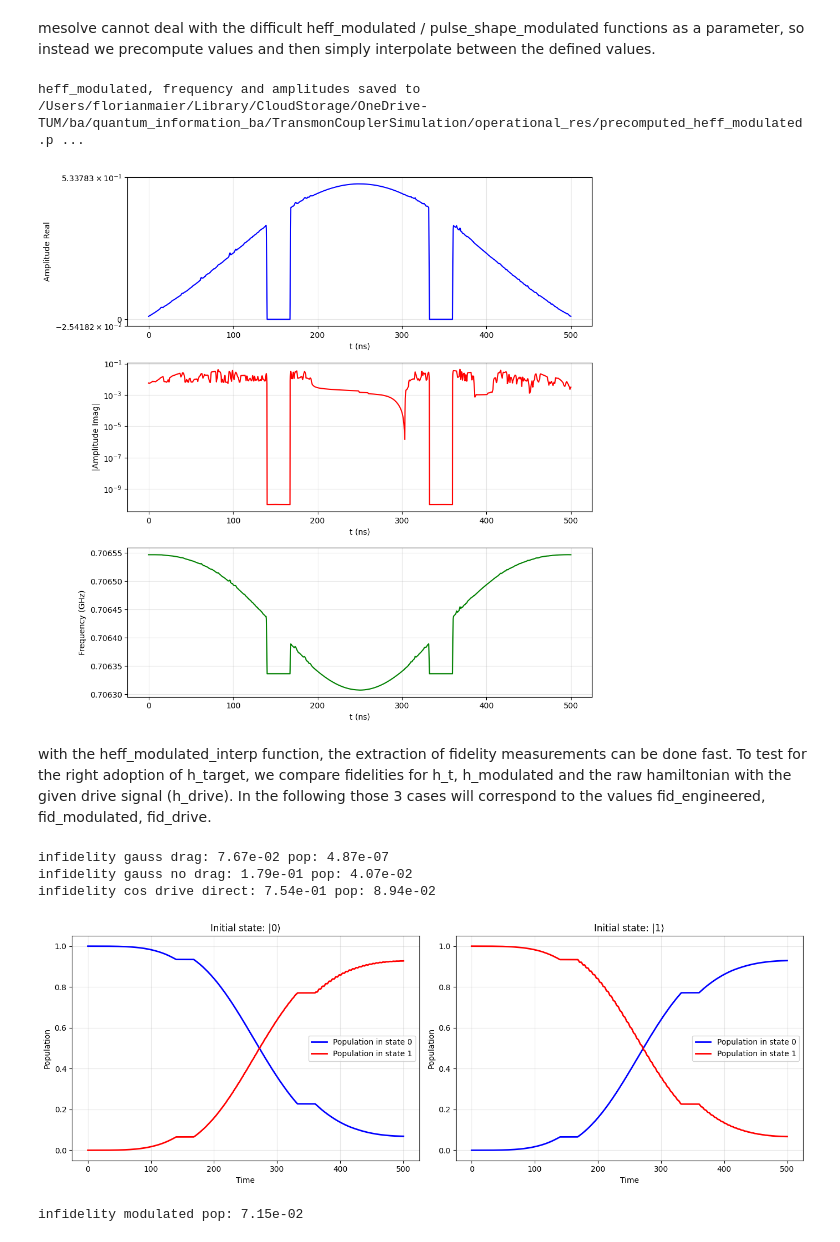
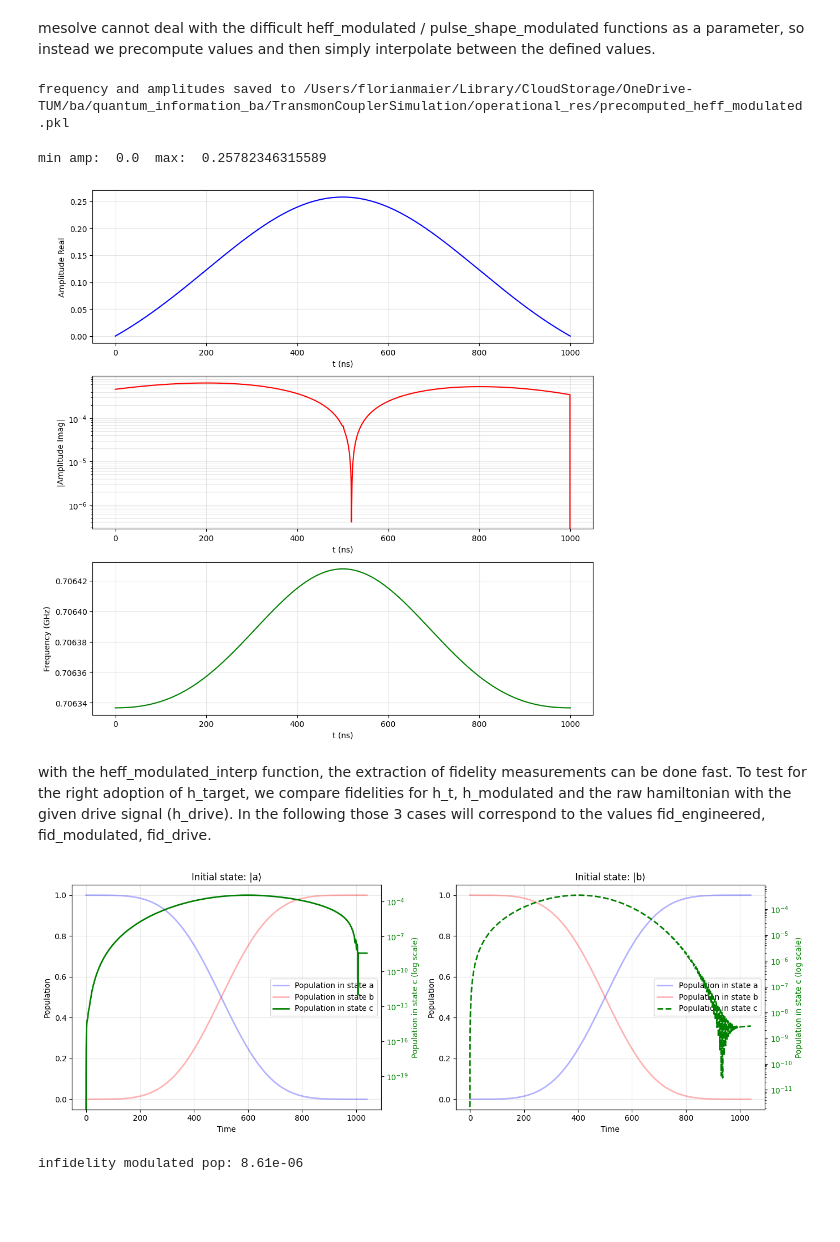
Before and after one commit to FlorianMaier04/TransmonCouplerSimulation, a Jupyter notebook: heff.ipynb, the cells around one changed output. Cells and saved outputs as stored; diff of their text form; code cells hidden in the pictures; blank space fills up the shorter version.

Commit message:
optimized the heff_mod fitting and optimization process - Good results for heff_mod

```diff
--- a/heff.ipynb
+++ b/heff.ipynb
@@ -23,7 +24,7 @@ rrr = heff_params[1][2] / heff_params[0][1] # compute the RabiRateRatio (RRR) fr
 # %%
 # with a given gate time we compute the fidelity for cos drive and drag drive
 def compute_htarget(tg, use_drag=True):
-    ht, ht_args = h_target(Delta, rrr, tg, use_drag = use_drag)
+    ht, ht_args = h_target(Delta, rrr, tg, use_drag = use_drag, sigma_r = sigma)
     return ht, ht_args
 ht, args = compute_htarget(tg)
 # %%
@@ -257,14 +244,16 @@ if heff_file.exists() and not force_computation:
     drive_amp_real_precomputed = heff_data['amplitude_real']
     drive_amp_imag_precomputed = heff_data['amplitude_imag']
 else:
+    prev_sol = None
     for t in tqdm(tlist):
-        res = find_parameter_change_fit(wd0, ht_func(t))
+        res = find_parameter_change_fit(wd0, ht_func(t), prev_solution=prev_sol)
         freq= wd0 + res['dw']
         amp_real = res['dar']
         amp_imag = res['dai']
         drive_freq_precomputed.append(freq)
         drive_amp_real_precomputed.append(amp_real)
         drive_amp_imag_precomputed.append(amp_imag)
+        prev_sol = [res['dw'], amp_real, amp_imag]
 
     drive_freq_precomputed = np.array(drive_freq_precomputed)
     drive_amp_real_precomputed = np.array(drive_amp_real_precomputed)
@@ -276,9 +265,9 @@ else:
     }
     with open(heff_file, 'wb') as f:
         pickle.dump(heff_data, f)
-    print(f"heff_modulated, frequency and amplitudes saved to {heff_file}")
+    print(f"frequency and amplitudes saved to {heff_file}")
 # %% [output]
-heff_modulated, frequency and amplitudes saved to /Users/florianmaier/Library/CloudStorage/OneDrive-TUM/ba/quantum_information_ba/TransmonCouplerSimulation/operational_res/precomputed_heff_modulated.p ...
+frequency and amplitudes saved to /Users/florianmaier/Library/CloudStorage/OneDrive-TUM/ba/quantum_information_ba/TransmonCouplerSimulation/operational_res/precomputed_heff_modulated.pkl
 # %%
 def drive_wd_interp(t, args=None):
     if t <= tlist[0]:
@@ -295,7 +284,7 @@ def drive_amp_interp(t, args=None):
     if t <= tlist[0]:
         return drive_amp_real_precomputed[0] + 1j*drive_amp_imag_precomputed[0]
     if t >= tlist[-1]:
-        return drive_amp_real_precomputed[-1] + 1j*drive_amp_imag_precomputed[-1]
+        return 0
     idx = np.searchsorted(tlist, t) - 1
     t0 = tlist[idx]
     t1 = tlist[idx + 1]
@@ -315,13 +304,14 @@ def heff_mod_build(t, args=None):
 def plot_drive_components(t_end=tg, n=2000):
     t_vals = np.linspace(0, t_end, n)
     amp_real = np.array([drive_amp_interp(t).real for t in t_vals])
+    # extremwerte:
+    print("min amp: ", min(amp_real), " max: ", max(amp_real))
     amp_imag = np.array([drive_amp_interp(t).imag for t in t_vals])
     freq = np.array([drive_wd_interp(t) for t in t_vals])
 
     fig, axes = plt.subplots(3, 1, figsize=(10, 10))
 
     axes[0].plot(t_vals, amp_real, 'b-', linewidth=1.5)
-    axes[0].set_yscale('symlog')
     axes[0].set_xlabel('t (ns)')
     axes[0].set_ylabel('Amplitude Real')
     axes[0].grid(True, which='both', alpha=0.3)
@@ -333,7 +323,6 @@ def plot_drive_components(t_end=tg, n=2000):
     axes[1].grid(True, which='both', alpha=0.3)
 
     axes[2].plot(t_vals, freq/(2*np.pi), 'g-', linewidth=1.5)
-    # axes[2].set_yscale('log')
     axes[2].set_xlabel('t (ns)')
     axes[2].set_ylabel('Frequency (GHz)')
     axes[2].grid(True, which='both', alpha=0.3)
@@ -342,51 +331,35 @@ def plot_drive_components(t_end=tg, n=2000):
     plt.show()
 plot_drive_components()
 # %% [output]
+min amp:  0.0  max:  0.25782346315589
-[figure, old version]
+[figure, new version]
 # %% [markdown]
 with the heff_modulated_interp function, the extraction of fidelity measurements can be done fast. To test for the right adoption of h_target, we compare fidelities for h_t, h_modulated and the raw hamiltonian with the given drive signal (h_drive). In the following those 3 cases will correspond to the values fid_engineered, fid_modulated, fid_drive.
 # %%
 # precompute heff_mod:
-heff_precomputed = [heff_mod_build(t) for t in tqdm(tlist)]
+delta_t = 40
+heff_mod_list = np.linspace(0, tlist[-1] + delta_t, len(tlist) + 20)
+heff_precomputed = [heff_mod_build(t) for t in tqdm(heff_mod_list)]
 
 def heff_modulated_interp(t):
-    if t <= tlist[0]:
+    if t <= heff_mod_list[0]:
         return heff_precomputed[0]
-    if t >= tlist[-1]:
+    if t >= heff_mod_list[-1]:
         return heff_precomputed[-1]
-    idx = np.searchsorted(tlist, t) - 1
-    t0 = tlist[idx]
-    t1 = tlist[idx + 1]
+    idx = np.searchsorted(heff_mod_list, t) - 1
+    t0 = heff_mod_list[idx]
+    t1 = heff_mod_list[idx + 1]
     alpha = (t - t0) / (t1 - t0)
     return (1 - alpha) * heff_precomputed[idx] + alpha * heff_precomputed[idx + 1]
-# %%
-# engineered
-tlist_fid = np.linspace(0, tg, 2300)
-f_e = extract_fidelity(ht, tlist_fid)
-fpop_e = extract_pop_fid(ht, tlist_fid, plot=False)['iswap_fidelity']
-print(f"infidelity gauss drag: {(1-f_e):.2e} pop: {(1-fpop_e):.2e}")
-# compare to an effective hamiltonian without drag
-ht_nodrag, args = compute_htarget(tg, use_drag=False)
-f_e_nodrag = extract_fidelity(ht_nodrag, tlist_fid)
-fpop_e_nodrag = extract_pop_fid(ht_nodrag, tlist_fid, plot=False)['iswap_fidelity']
-print(f"infidelity gauss no drag: {(1-f_e_nodrag):.2e} pop: {(1-fpop_e_nodrag):.2e}")
-# verify that drag improves the engineered outcome
-h_cos = [s.H0_dressed, [s.V1_dressed, lambda t, args: cos_amp * np.cos(cos_wd * t)]]
-f_e_nodrag = extract_fidelity(h_cos, tlist_fid, sim = s)
-fpop_e_nodrag = extract_pop_fid(h_cos, tlist_fid, sim=s, plot=False)['iswap_fidelity']
-print(f"infidelity cos drive direct: {(1-f_e_nodrag):.2e} pop: {(1-fpop_e_nodrag):.2e}")
-# %% [output]
-infidelity gauss drag: 7.67e-02 pop: 4.87e-07
-infidelity gauss no drag: 1.79e-01 pop: 4.07e-02
-infidelity cos drive direct: 7.54e-01 pop: 8.94e-02
 # %%
 # modulated
+tlist_fid = np.linspace(0, tg + delta_t, 25000)
 # f_m = extract_fidelity(heff_modulated_interp, tlist_fid, debug=True ,plot=False)
-fpop_m = extract_pop_fid(heff_modulated_interp, tlist_fid, debug=True,plot=True)['iswap_fidelity']
+fpop_m = extract_pop_fid(heff_modulated_interp, tlist_fid, debug=True,plot=True, plot_c = True)['iswap_fidelity']
 print(f"infidelity modulated pop: {(1-fpop_m):.2e}")
 # %% [output]
-[figure, old version]
+[figure, new version]
-infidelity modulated pop: 7.15e-02
+infidelity modulated pop: 8.61e-06
 # %%
 # simulate the result directly over H0 and V1 from s
 lh = [s.H0_dressed, [s.V1_dressed, drive_signal_interp]]
```
Also changed, not shown: parts of 8 cells of this notebook, 9 other files.
